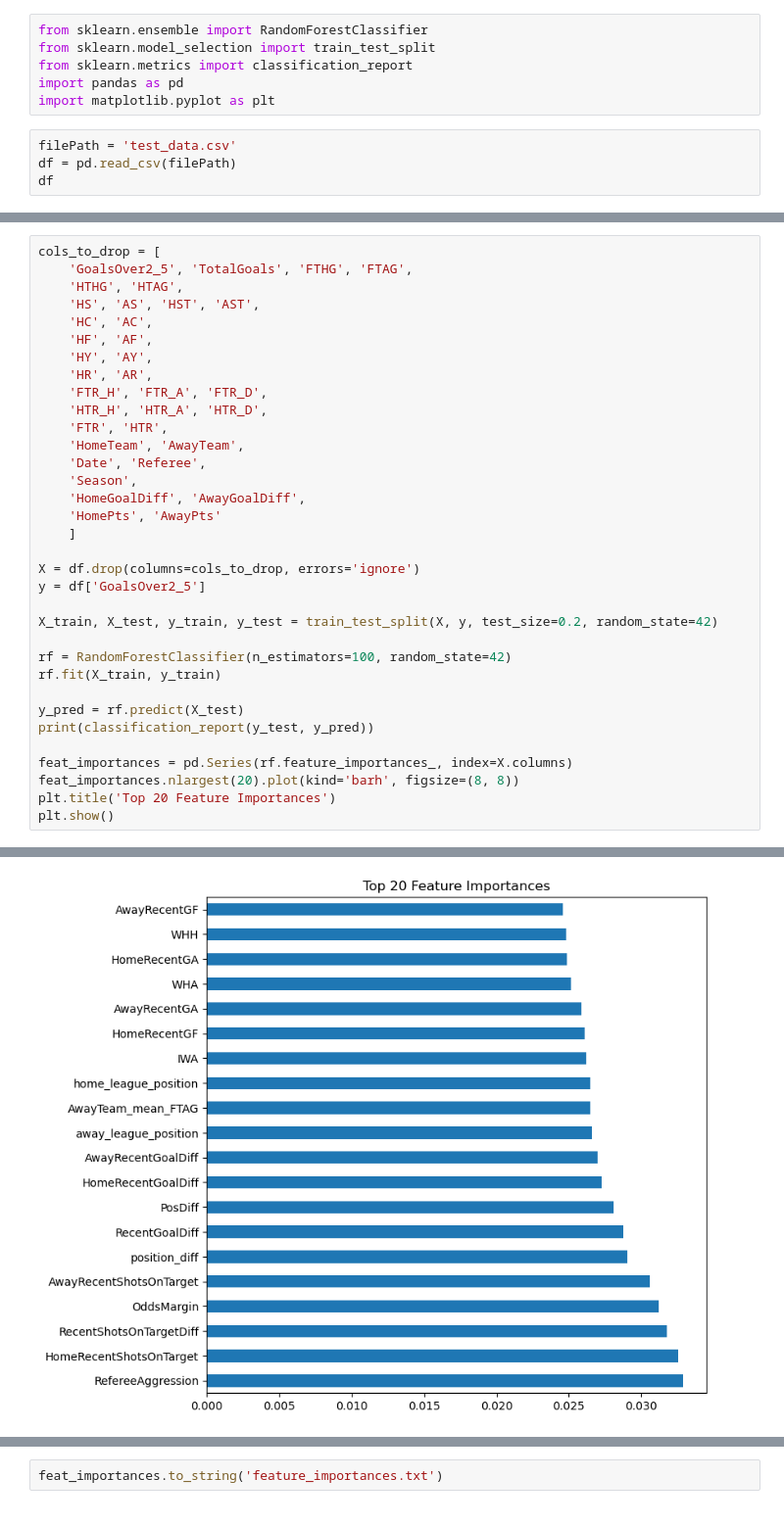
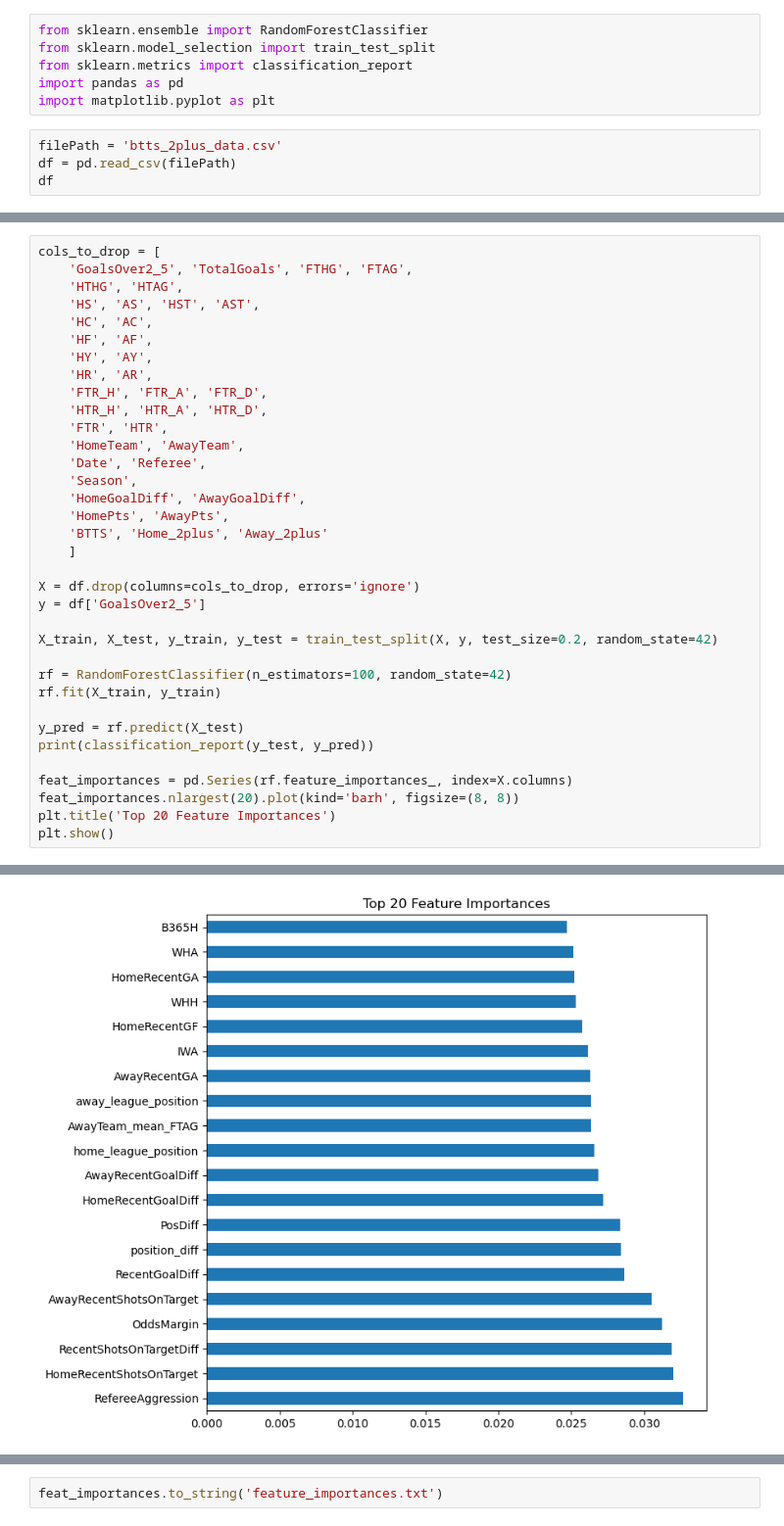
Before and after one commit to Shab00/Over-Under2.5Goals, a Jupyter notebook: notebooks/randomForrest.ipynb, the cells around one changed output, grey strips where cells are left out. Shown at 98% size. Cells and saved outputs as stored; diff of their text form.

```diff
--- a/notebooks/randomForrest.ipynb
+++ b/notebooks/randomForrest.ipynb
@@ -5,7 +5,7 @@ from sklearn.metrics import classification_report
 import pandas as pd
 import matplotlib.pyplot as plt
 # %%
-filePath = 'test_data.csv'
+filePath = 'btts_2plus_data.csv'
 df = pd.read_csv(filePath)
 df
 # %% [output]
@@ -38,7 +38,8 @@ cols_to_drop = [
     'Date', 'Referee',
     'Season',
     'HomeGoalDiff', 'AwayGoalDiff',
-    'HomePts', 'AwayPts'
+    'HomePts', 'AwayPts',
+    'BTTS', 'Home_2plus', 'Away_2plus'
     ]
 
 X = df.drop(columns=cols_to_drop, errors='ignore')
@@ -64,8 +65,8 @@ plt.show()
 
     accuracy                           0.54      1581
    macro avg       0.54      0.54      0.54      1581
 weighted avg       0.54      0.54      0.54      1581
-[figure, old version]
+[figure, new version]
 # %%
 print(feat_importances)
 # %% [output]
```
Also changed, not shown: parts of 6 cells of this notebook, 5 other files.
